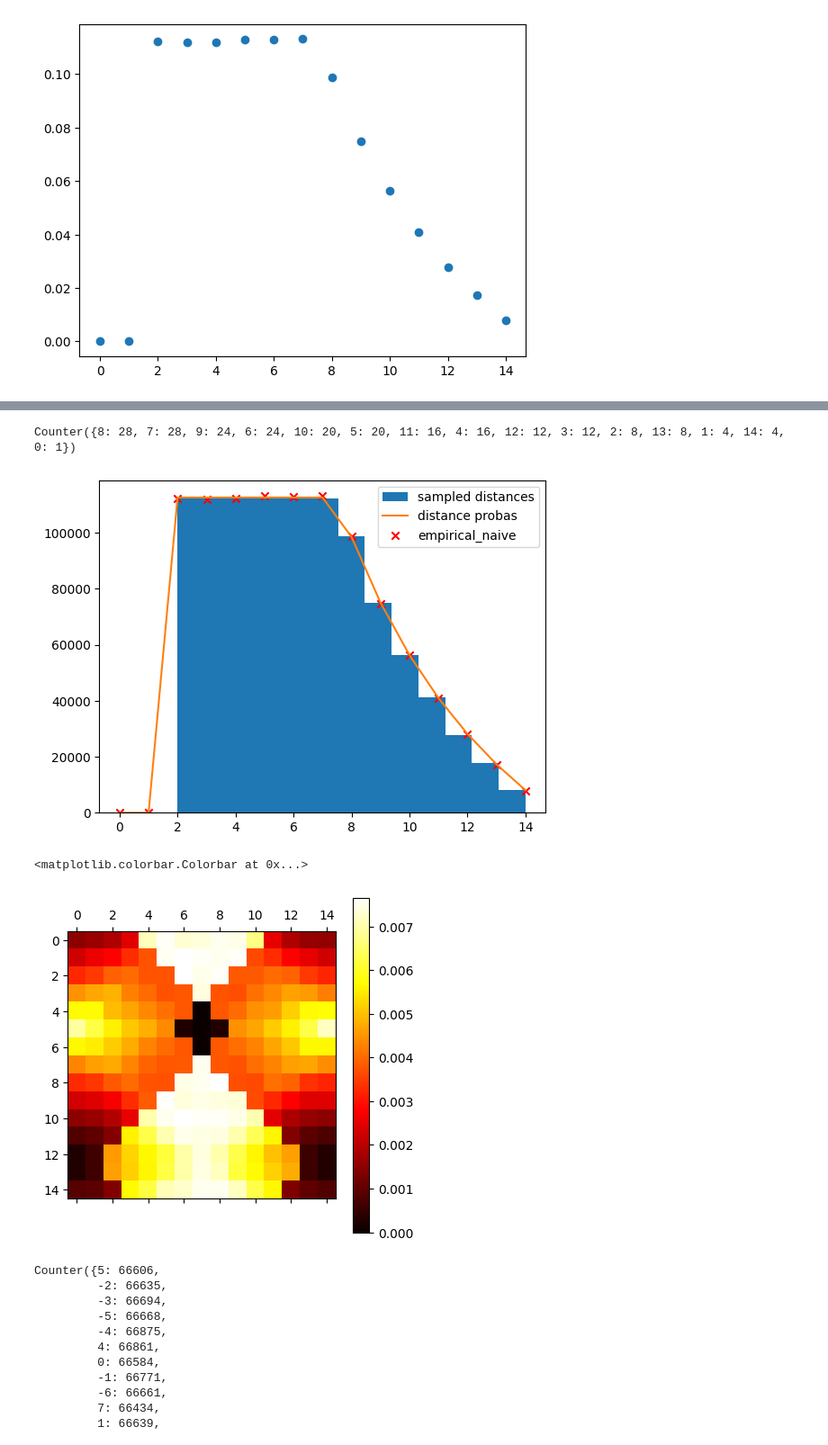
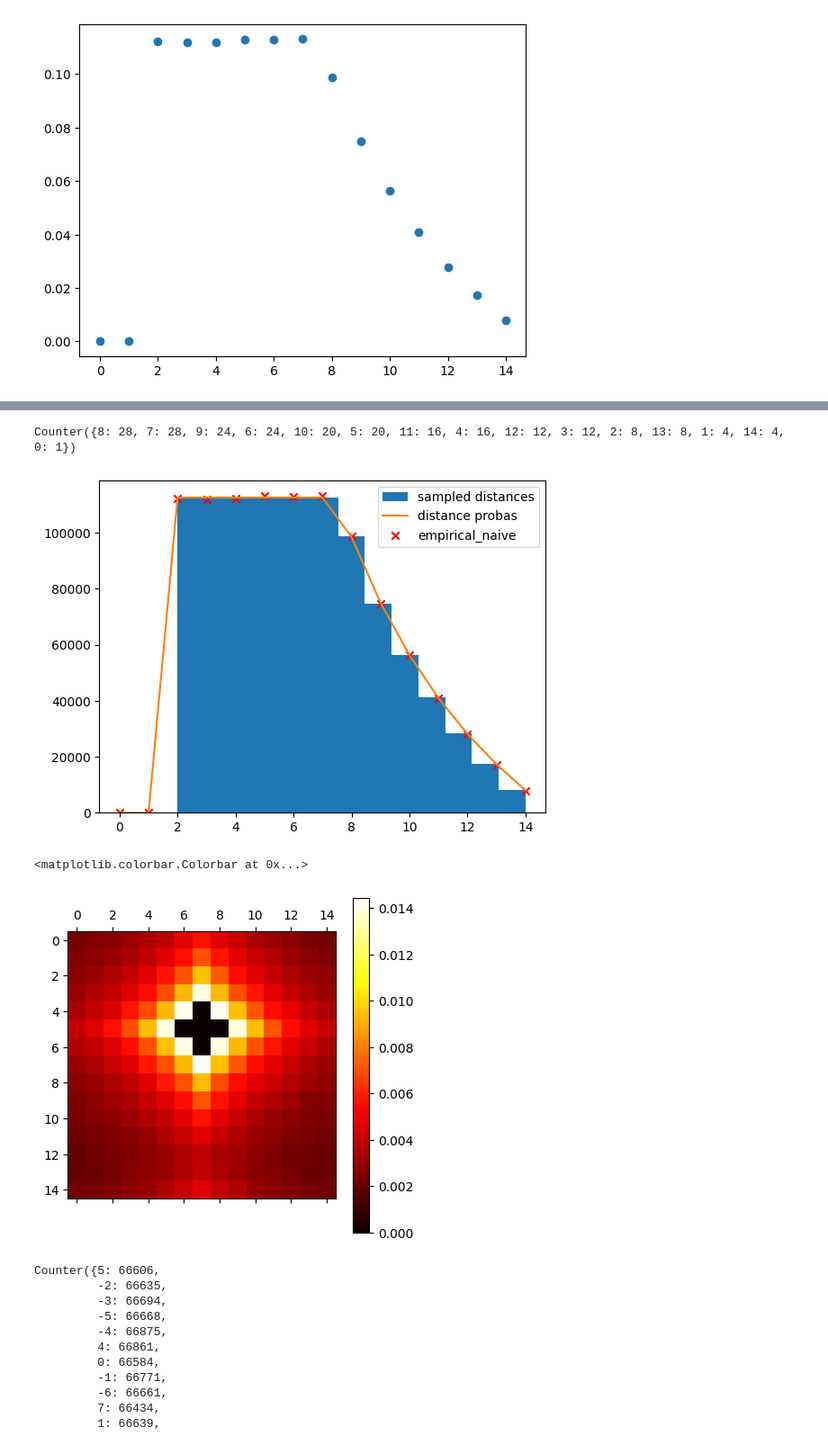
Before and after one commit to ricsi98/utvalasztas_verseny, a Jupyter notebook: smart_sampling.ipynb, the cells around one changed output, grey strips where cells are left out. Shown at 90% size. Drawn from its saved outputs; the diff is of its cells as text; code cells hidden in the pictures.

```diff
--- a/smart_sampling.ipynb
+++ b/smart_sampling.ipynb
@@ -92,5 +122,6 @@ True
 # %%
 from collections import Counter
+import random
 # smart sampling
 max_dist = 14
 distance_probas = np.array([0] + [i**-ALPHA for i in range(1, max_dist+1)])
@@ -99,43 +130,39 @@ distance_mtx = np.zeros((N, N))
 for i in range(N):
     for j in range(N):
         distance_mtx[i, j] = ld((5, 7), (i, j))
 
 num_occurrences = Counter(distance_mtx.astype(int).flatten())
 print(num_occurrences)
 for k, v in num_occurrences.items():
     distance_probas[k] *= v
 distance_probas /= distance_probas.sum()
 
 distances = np.random.choice(np.arange(len(distance_probas)), size=N_SAMPLES, p=distance_probas)
 plt.hist(distances, bins=len(distance_probas)-2, label="sampled distances")
 plt.plot(distance_probas * N_SAMPLES, label="distance probas")
 plt.scatter(empirical_distances.keys(), np.array(list(empirical_distances.values())) * N_SAMPLES, c="red", marker="x", label="empirical_naive")
 plt.legend()
 plt.show()
 
 # based on distance, we need to count how many different offsets with that distance we have
 # then sample uniformly from those offsets
-# TODO: programatically compute these instead of storing them
-#num_possible = np.array([num_occurrences[d] for d in distances])
-#index = np.random.randint(0, num_possible)
+deltas = [random.choice(possible_offsets(N, i)) for i in distances]
+dx = np.array([d[0] for d in deltas])
+dy = np.array([d[1] for d in deltas])
 
-dx = np.random.randint(-N//2+1, N//2+1, size=N_SAMPLES)
-dy = distances - np.abs(dx)
-x_sign = 1 # np.random.choice([-1, 1], size=N_SAMPLES)
-y_sign = np.random.choice([-1, 1], size=N_SAMPLES)
-x = (5 + x_sign * dx) % N
-y = (7 + y_sign * dy) % N
+x = (5 + dx) % N
+y = (7 + dy) % N
 empirical = np.zeros((N, N))
 for i in range(N_SAMPLES):
     empirical[x[i], y[i]] += 1
 empirical /= empirical.sum()
 plt.matshow(empirical, cmap='hot')
 plt.colorbar()
 # %% [output]
 Counter({8: 28, 7: 28, 9: 24, 6: 24, 10: 20, 5: 20, 11: 16, 4: 16, 12: 12, 3: 12, 2: 8, 13: 8, 1: 4, 14: 4, 0: 1})
 [figure]
 <matplotlib.colorbar.Colorbar at 0x...>
-[figure, old version]
+[figure, new version]
 # %%
 Counter(dx)
 # %% [output]
```
Also changed, not shown: parts of 2 cells of this notebook.
